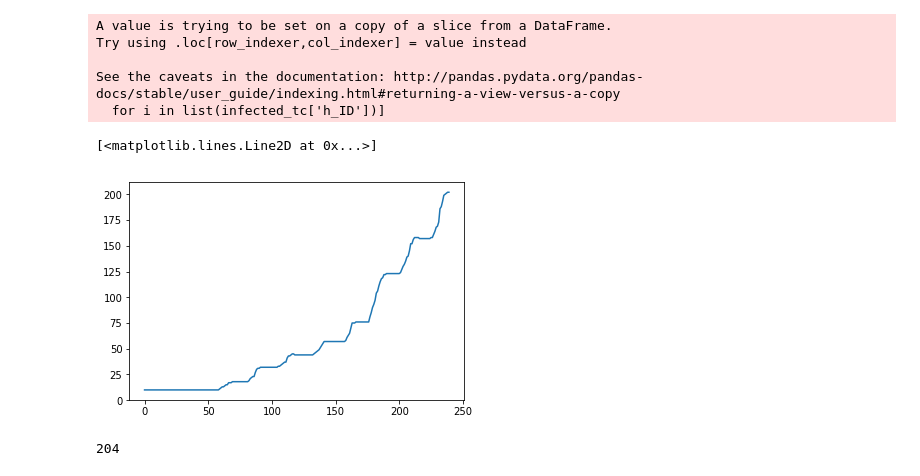
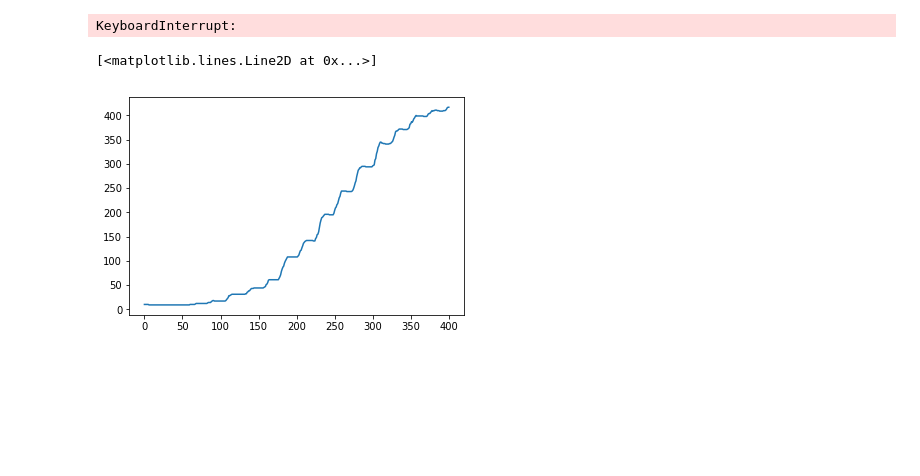
Before and after one commit to joba-1/Corona_Model, a Jupyter notebook: Heatmap_analysis.ipynb, the cells around one changed output. Cells and saved outputs as stored; diff of their text form; code cells hidden in the pictures; blank space fills up the shorter version.

```diff
--- a/Heatmap_analysis.ipynb
+++ b/Heatmap_analysis.ipynb
@@ -16,7 +16,7 @@ geofiles = {1:'Buildings_Bad_Feilnbach_MA_1.csv',
             3:'Buildings_Gangelt_MA_3.csv',
             4:'Buildings_Gangelt_MA_1.csv'}
 # %%
-modeledWorld1 = ModeledPopulatedWorld(1000,10, world_from_file=True, geofile_name=geopath+geofiles[3], agent_agent_infection=True, input_schedules='schedules_v1')
+modeledWorld1 = ModeledPopulatedWorld(1000,3000, world_from_file=True, geofile_name=geopath+geofiles[4], agent_agent_infection=True, input_schedules='schedules_v1')
 print('Number of agents: '+ str(modeledWorld1.number_of_people))
 print('Distribution of initialized locations: ' + str(modeledWorld1.get_distribution_of_location_types()))
 # %% [output]
@@ -25,4 +25,4 @@ Distribution of initialized locations: {'hospital': 1, 'morgue': 1, 'work': 52,
 # %%
-simulation1 = Simulation(modeledWorld1,240,run_immediately=False)
+simulation1 = Simulation(modeledWorld1,3000,run_immediately=False)
 simulation1.simulate()
 simulation1.plot_status_timecourse()
@@ -31,19 +33,11 @@ simulation1.plot_status_timecourse()
 # %%
-hh_time=simulation1.get_number_of_infected_households(time_span=[0, None], total=False)
 hh_tot=simulation1.get_number_of_infected_households(time_span=[0, None], total=True)
 # %% [output]
-A value is trying to be set on a copy of a slice from a DataFrame.
-Try using .loc[row_indexer,col_indexer] = value instead
-
-See the caveats in the documentation: http://pandas.pydata.org/pandas-docs/stable/user_guide/indexing.html#returning-a-view-versus-a-copy
-  for i in list(infected_tc['h_ID'])]
+KeyboardInterrupt:
-# %%
-hh_time
-plt.plot(hh_time['time'],hh_time['households'])
-# %% [output]
-[<matplotlib.lines.Line2D at 0x...>]
-[figure, removed]
-# %%
-hh_tot
-# %% [output]
-204
+# %%
+hh_time_DF=simulation1.get_number_of_infected_households(time_span=[0, 400])
+
+plt.plot(hh_time_DF['time'],hh_time_DF['households'])
+# %% [output]
+[<matplotlib.lines.Line2D at 0x...>]
+[figure, added]
```
Also changed, not shown: parts of 14 cells of this notebook, 1 other file.
